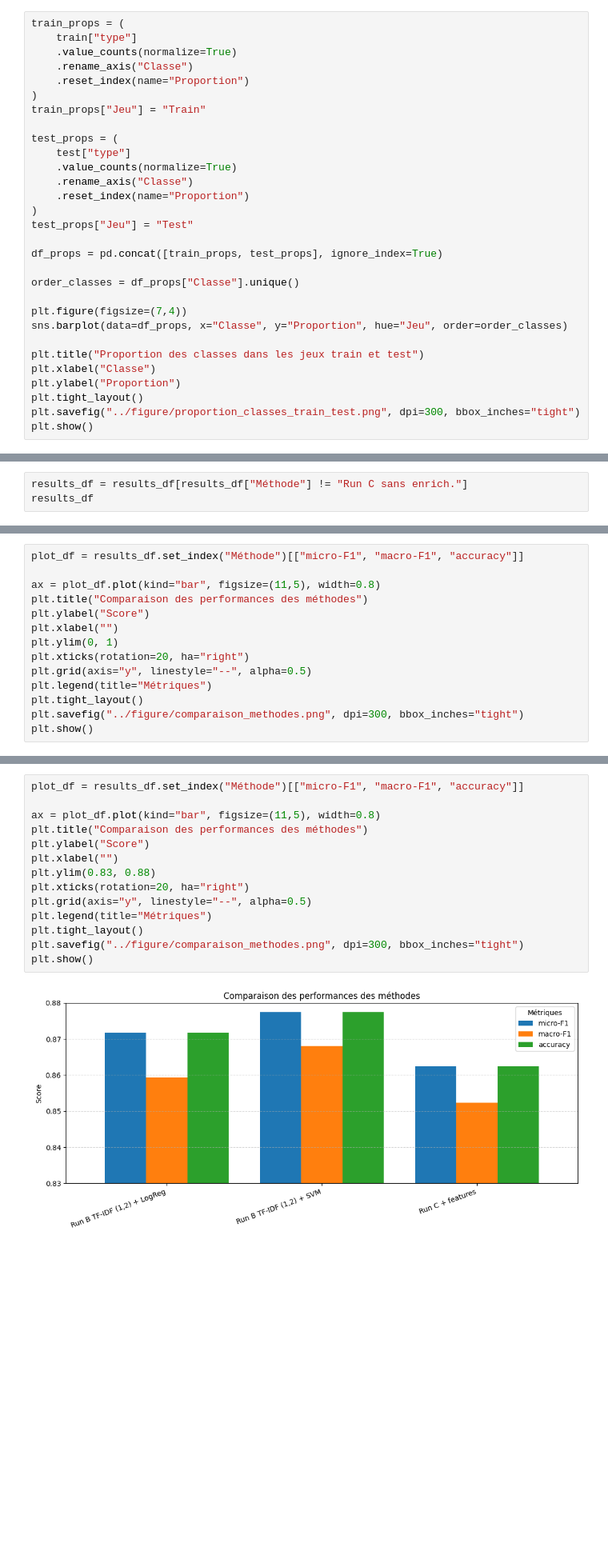
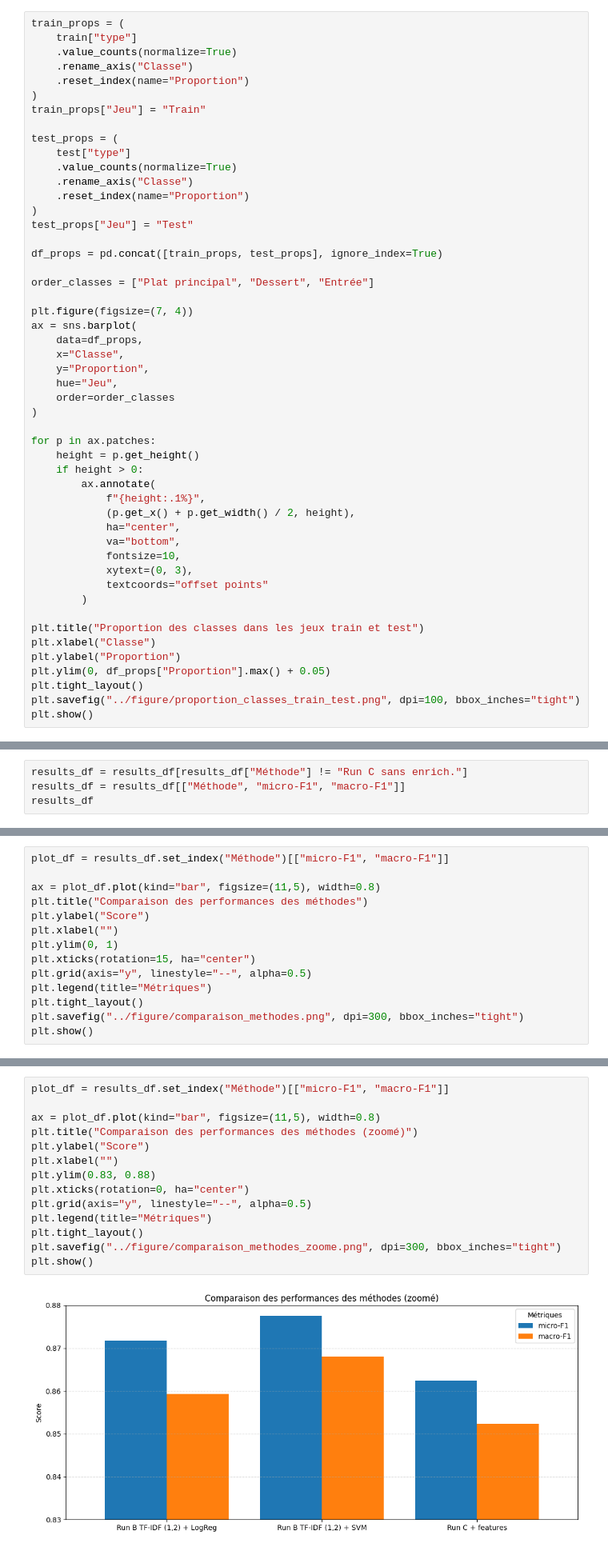
Before and after one commit to StuartGP-dev/Projet_TAL, a Jupyter notebook: src/main.ipynb, the cells around one changed output, grey strips where cells are left out. Shown at 80% size. Drawn from its saved outputs; the diff is of its cells as text; blank space fills up the shorter version.

Commit message:
Update README + plots

```diff
--- a/src/main.ipynb
+++ b/src/main.ipynb
@@ -141,15 +141,35 @@ test_props["Jeu"] = "Test"
 
 df_props = pd.concat([train_props, test_props], ignore_index=True)
 
-order_classes = df_props["Classe"].unique()
+order_classes = ["Plat principal", "Dessert", "Entrée"]
 
-plt.figure(figsize=(7,4))
-sns.barplot(data=df_props, x="Classe", y="Proportion", hue="Jeu", order=order_classes)
+plt.figure(figsize=(7, 4))
+ax = sns.barplot(
+    data=df_props,
+    x="Classe",
+    y="Proportion",
+    hue="Jeu",
+    order=order_classes
+)
+
+for p in ax.patches:
+    height = p.get_height()
+    if height > 0:
+        ax.annotate(
+            f"{height:.1%}",
+            (p.get_x() + p.get_width() / 2, height),
+            ha="center",
+            va="bottom",
+            fontsize=10,
+            xytext=(0, 3),
+            textcoords="offset points"
+        )
 
 plt.title("Proportion des classes dans les jeux train et test")
 plt.xlabel("Classe")
 plt.ylabel("Proportion")
+plt.ylim(0, df_props["Proportion"].max() + 0.05)
 plt.tight_layout()
-plt.savefig("../figure/proportion_classes_train_test.png", dpi=300, bbox_inches="tight")
+plt.savefig("../figure/proportion_classes_train_test.png", dpi=100, bbox_inches="tight")
 plt.show()
 # %% [output]
@@ -1068,5 +1063,6 @@ results_df
 La Run B avec SVM et la Run C sans enrichissement reposent globalement sur la même approche. La seule différence notable est que la Run C applique une tokenisation, afin de conserver un protocole cohérent avec la Run C avec features. Cela explique que les résultats de ces deux méthodes soient très proches. Pour améliorer la lisibilité des figures, nous avons donc choisi de ne pas afficher la Run C sans enrichissement, car elle est très proche de la Run B SVM.
 # %%
 results_df = results_df[results_df["Méthode"] != "Run C sans enrich."]
+results_df = results_df[["Méthode", "micro-F1", "macro-F1"]]
 results_df
 # %% [output]
@@ -1080,12 +1076,12 @@ results_df
 # %%
-plot_df = results_df.set_index("Méthode")[["micro-F1", "macro-F1", "accuracy"]]
+plot_df = results_df.set_index("Méthode")[["micro-F1", "macro-F1"]]
 
 ax = plot_df.plot(kind="bar", figsize=(11,5), width=0.8)
 plt.title("Comparaison des performances des méthodes")
 plt.ylabel("Score")
 plt.xlabel("")
 plt.ylim(0, 1)
-plt.xticks(rotation=20, ha="right")
+plt.xticks(rotation=15, ha="center")
 plt.grid(axis="y", linestyle="--", alpha=0.5)
 plt.legend(title="Métriques")
 plt.tight_layout()
@@ -1113,19 +1109,19 @@ results_df
 # %%
-plot_df = results_df.set_index("Méthode")[["micro-F1", "macro-F1", "accuracy"]]
+plot_df = results_df.set_index("Méthode")[["micro-F1", "macro-F1"]]
 
 ax = plot_df.plot(kind="bar", figsize=(11,5), width=0.8)
-plt.title("Comparaison des performances des méthodes")
+plt.title("Comparaison des performances des méthodes (zoomé)")
 plt.ylabel("Score")
 plt.xlabel("")
 plt.ylim(0.83, 0.88)
-plt.xticks(rotation=20, ha="right")
+plt.xticks(rotation=0, ha="center")
 plt.grid(axis="y", linestyle="--", alpha=0.5)
 plt.legend(title="Métriques")
 plt.tight_layout()
-plt.savefig("../figure/comparaison_methodes.png", dpi=300, bbox_inches="tight")
+plt.savefig("../figure/comparaison_methodes_zoome.png", dpi=300, bbox_inches="tight")
 plt.show()
 # %% [output]
-[figure, old version]
+[figure, new version]
 # %%
 plot_df = results_df[~results_df["Méthode"].str.contains("Baseline", case=False, na=False)].copy()
 plot_df = plot_df.sort_values("macro-F1", ascending=True)
```
Also changed, not shown: parts of 15 cells of this notebook, 16 other files.
